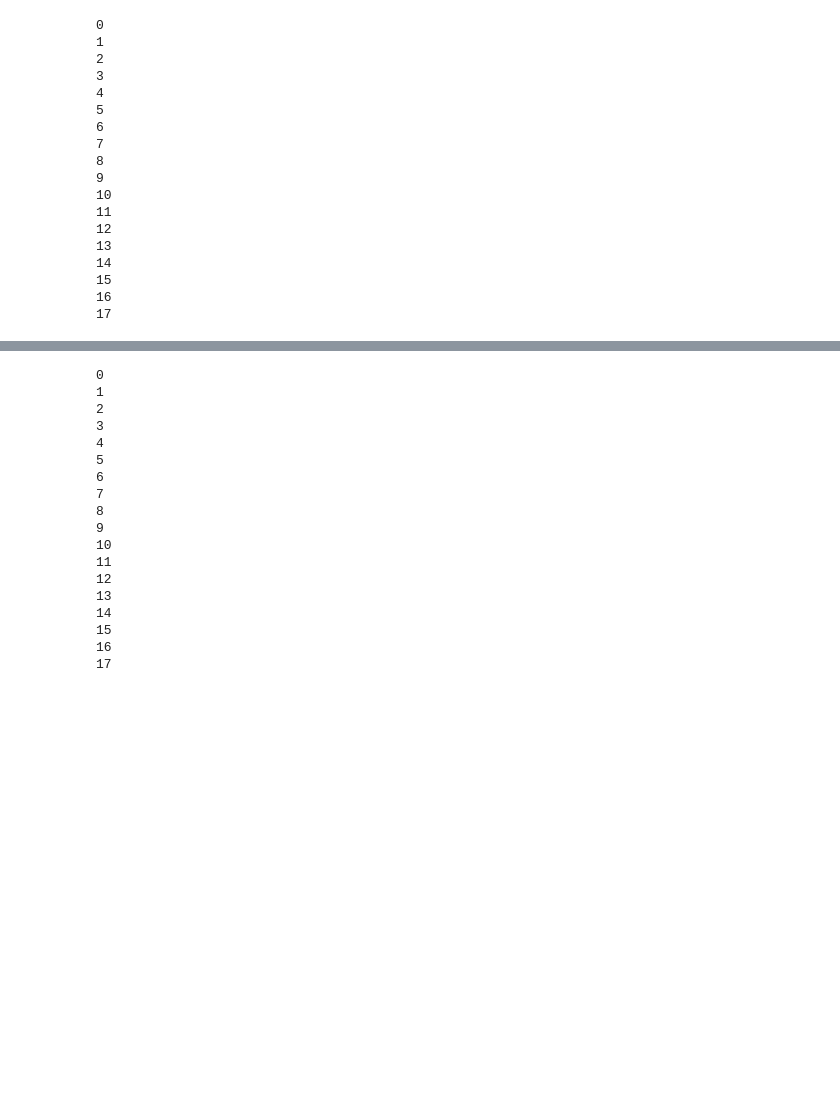
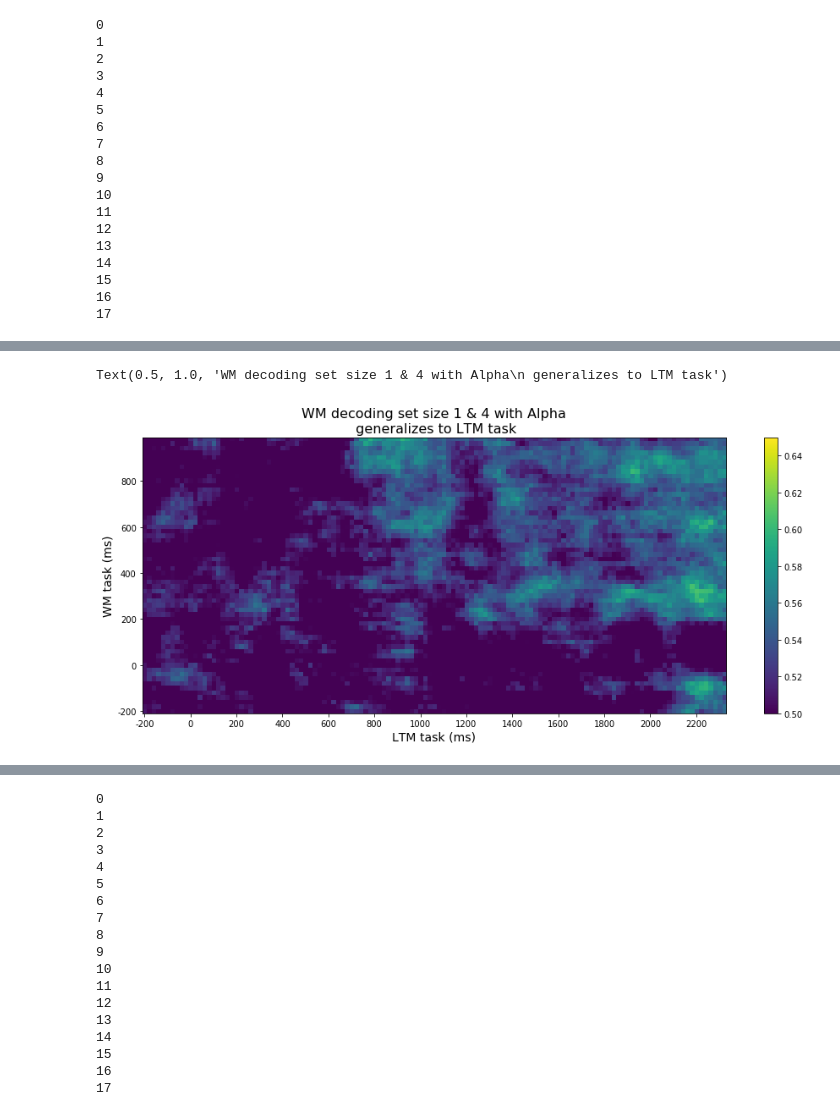
Before and after one commit to WilliamThyer/decode_ltm_from_wm, a Jupyter notebook: decode_load.ipynb, the cells around one changed output, grey strips where cells are left out. Drawn from its saved outputs; the diff is of its cells as text; code cells hidden in the pictures; blank space fills up the shorter version.

Commit message:
wm to ltm decoding working

```diff
--- a/decode_load.ipynb
+++ b/decode_load.ipynb
@@ -298,0 +340,21 @@ for isub in range(wm_exp.nsub):
+# %%
+for isub in range(ltm_exp.nsub):
+    print(isub)
+    xdata,ydata = ltm_exp.load_eeg(isub,xdata_var_name='ltm_xdata',ydata_var_name='ltm_ydata')
+    xdata = xdata[1:] #accidently output 1 extra trial of WM task at beginning
+    xdata = calc_power(xdata,ltm_exp,lower=8,upper=12)
+    xdata = ltm_exp.trim_epochs(-200,2350,xdata)
+    # xdata = scalers[isub].transform(xdata)
+    xdata,ydata = ltm_wrangl.setup_data(xdata,ydata)
+    xdata = average_times(xdata,np.size(ltm_wrangl.t))
+
+    for X_test_all, _, y_test, _ in ltm_wrangl.train_test_split(xdata,ydata):
+        for iltm_time in range(len(ltm_wrangl.t)):
+            # grab correct time from ltm trial to test
+            X_test = X_test_all[:,:,iltm_time]
+            for iwm_time in range(len(wm_wrangl.t)):
+                # grab wm trained classifier
+                classifier = classifiers[isub][iwm_time]
+                #measure accuracy of predictions
+                acc[isub,ltm_wrangl.ifold,iltm_time,iwm_time] = classifier.score(X_test,y_test)
+                acc_shuff[isub,ltm_wrangl.ifold,iltm_time,iwm_time] = classifier.score(X_test,np.random.permutation(y_test))
@@ -298,0 +380,18 @@ for isub in range(wm_exp.nsub):
+# %%
+mean_acc = np.mean(np.mean(acc,0),0).T
+plt.subplots(figsize=(16,6))
+plt.imshow(mean_acc,vmin=.5,vmax=.65,interpolation='None')
+plt.gca().invert_yaxis()
+x = 10
+plt.xticks(range(len(ltm_wrangl.t))[::x],ltm_wrangl.t[::x])
+plt.xlabel('LTM task (ms)',fontsize=14)
+plt.yticks(range(len(wm_wrangl.t))[::x],wm_wrangl.t[::x])
+plt.ylabel('WM task (ms)',fontsize=14)
+plt.setp(ax.get_xticklabels(), fontsize=14)
+plt.setp(ax.get_yticklabels(), fontsize=14)
+plt.colorbar();
+plt.title('WM decoding set size 1 & 4 with Alpha\n generalizes to LTM task',fontsize=16)
+# plt.savefig('wm_to_ltm_14_alpha.png',dpi=500)
+# %% [output]
+Text(0.5, 1.0, 'WM decoding set size 1 & 4 with Alpha\n generalizes to LTM task')
+[figure, added]
```
Also changed, not shown: parts of 19 cells of this notebook, 1 other file.
